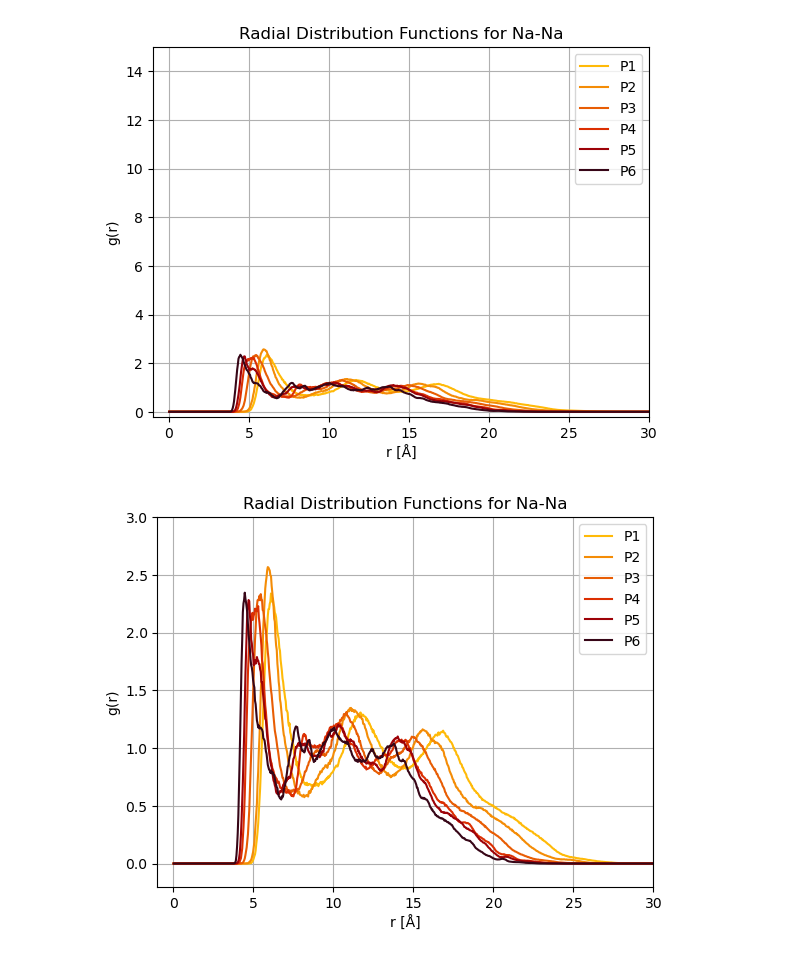
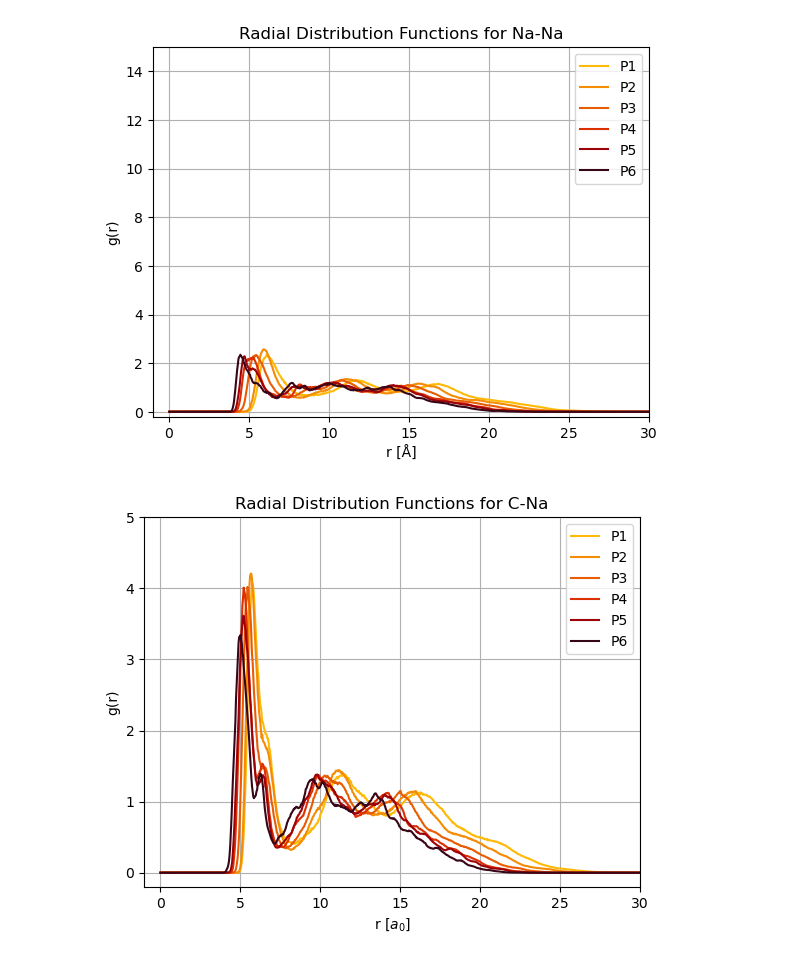
Before and after one commit to fionabaumhauer/msc_summer_project, a Jupyter notebook: plotting.ipynb, the cells around one changed output. Drawn from its saved outputs; the diff is of its cells as text; code cells hidden in the pictures.

```diff
--- a/plotting.ipynb
+++ b/plotting.ipynb
@@ -42,12 +42,12 @@ for pressure in pressures:
 
     plt.legend()
     plt.xlim(-1,20)
-    plt.ylim(-1,50)
-    plt.xlabel('r [Å]')
+    plt.ylim(-1,6)
+    plt.xlabel('r [$a_0$]')
     plt.ylabel('g(r)')
     plt.grid(True)
     plt.title('Radial Distribution Functions at P' + str(pressure))
     #plt.savefig(os.path.join(directory,'rdfs_at_p' + str(pressure)),dpi=400)
-    #plt.savefig('D:/MSc/summer_project/rdfs_at_p' + str(pressure),dpi=400)
+    plt.savefig('D:/MSc/summer_project/rdfs_at_p' + str(pressure)+'_zoomed',dpi=500)
     plt.show()
 # %% [output]
@@ -105,7 +105,7 @@ for pair in pairs:
     plt.legend()
     plt.xlim(-1,30)
     plt.ylim(-0.2,15)
-    plt.xlabel('r [Å]')
+    plt.xlabel('r [$a_0$]')
     plt.ylabel('g(r)')
     plt.grid(True)
 
@@ -139,7 +139,7 @@ colours = ['#370617','#9d0208', '#dc2f02', '#e85d04', '#f48c06', '#ffba08']
 colours.reverse()
 #pairs = ['111','121', '131', '221', '231','331']
 
-pair = '331'
+pair = '231'
 
 
 pressures = [1, 2, 3, 4, 5, 6]
@@ -172,33 +172,33 @@ for i in range(len(pressures)):
     label = 'P' + str(pressures[i])
     colour = colours[i]
     plt.plot(x_values, y_values, label = label, color = colour)
 
 
 # for x_values, y_values, label in zip(all_x_values, all_y_values, legend_labels):
 #     plt.plot(x_values, y_values, label=label)
 
 plt.legend()
 plt.xlim(-1,30)
-plt.ylim(-0.2,3)
-plt.xlabel('r [Å]')
+plt.ylim(-0.2,5)
+plt.xlabel('r [$a_0$]')
 plt.ylabel('g(r)')
 plt.grid(True)
 
 title_label = ''
 for character in pair[:-1]:
     if character == '1':
         title_label += 'O-'
     elif character == '2':
         title_label += 'C-'
     elif character == '3':
         title_label += 'Na-'
     else:
         print('Invalid character:', character)
         break
 title_label = title_label[:-1]
 plt.title('Radial Distribution Functions for ' + title_label)
 
 #plt.savefig('D:/MSc/summer_project/rdfs_for_' + title_label,dpi=400)
 plt.show()
 # %% [output]
-[figure, old version]
+[figure, new version]
```
Also changed, not shown: parts of 1 cell of this notebook, 3 other files.
